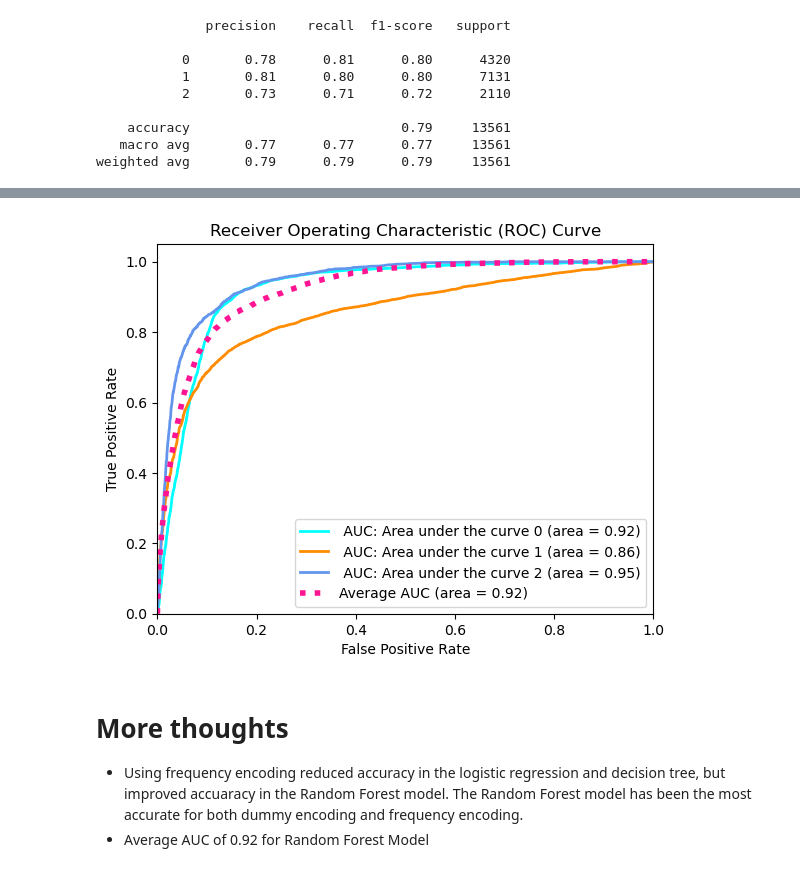
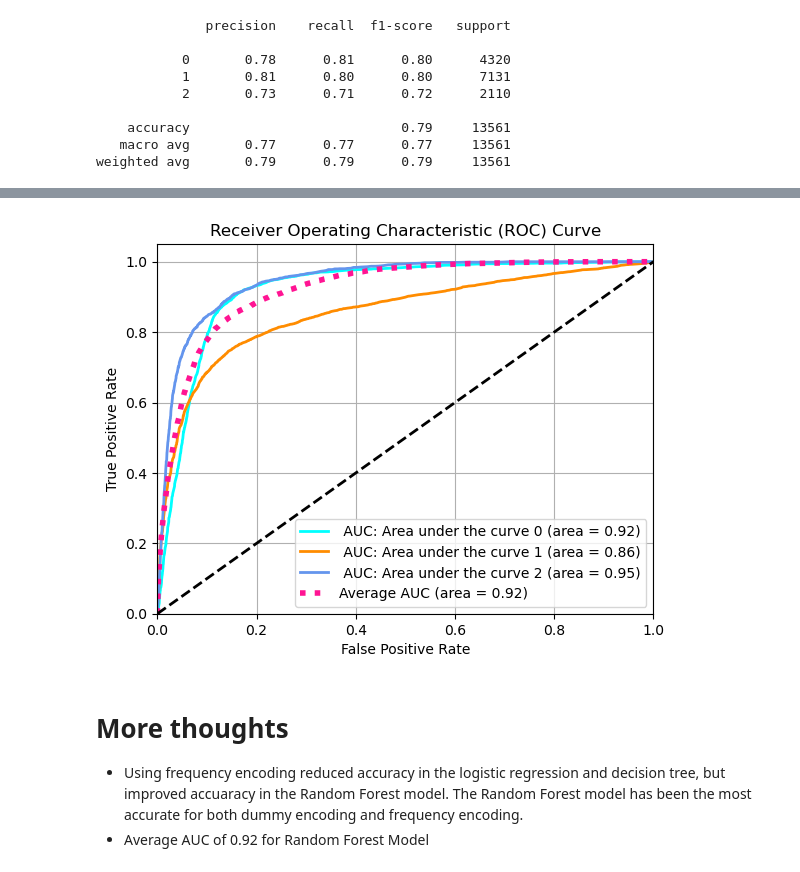
Before and after one commit to Mdeslauriers2/FICO-Credit-Score, a Jupyter notebook: models.ipynb, the cells around one changed output, grey strips where cells are left out. Drawn from its saved outputs; the diff is of its cells as text; code cells hidden in the pictures.

Commit message:
fixed auc graph

```diff
--- a/models.ipynb
+++ b/models.ipynb
@@ -448,25 +472,26 @@ roc_auc["micro"] = auc(fpr["micro"], tpr["micro"])
 # %%
 # Plot ROC curves
 plt.figure()
 colors = cycle(['aqua', 'darkorange', 'cornflowerblue'])
 for i, color in zip(range(n_classes), colors):
     plt.plot(fpr[i], tpr[i], color=color, lw=2,
              label=' AUC: Area under the curve {0} (area = {1:0.2f})'
              ''.format(i, roc_auc[i]))
 
 plt.plot(fpr["micro"], tpr["micro"], linestyle=':', linewidth=4, color='deeppink',
          label='Average AUC (area = {0:0.2f})'.format(roc_auc["micro"]))
 
-# plt.plot([0, 1], [0, 1], 'k--', lw=2)
+plt.plot([0, 1], [0, 1], 'k--', lw=2)
 plt.xlim([0.0, 1.0])
 plt.ylim([0.0, 1.05])
 plt.xlabel('False Positive Rate')
 plt.ylabel('True Positive Rate')
 plt.title('Receiver Operating Characteristic (ROC) Curve')
 plt.legend(loc="lower right")
+plt.grid(True)
 plt.show()
 # %% [output]
-[figure, old version]
+[figure, new version]
 # %% [markdown]
 # More thoughts
 - Using frequency encoding reduced accuracy in the logistic regression and decision tree, but improved accuaracy in the Random Forest model. The Random Forest model has been the most accurate for both dummy encoding and frequency encoding.
```
Also changed, not shown: parts of 4 cells of this notebook.
